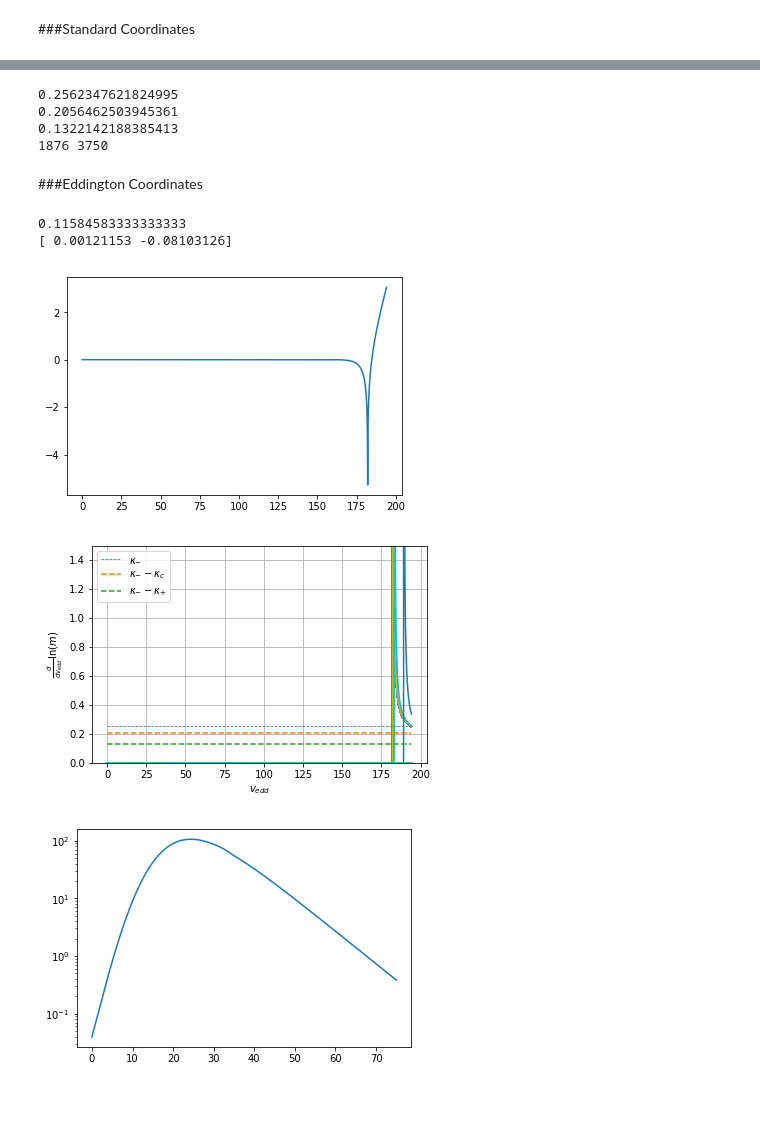
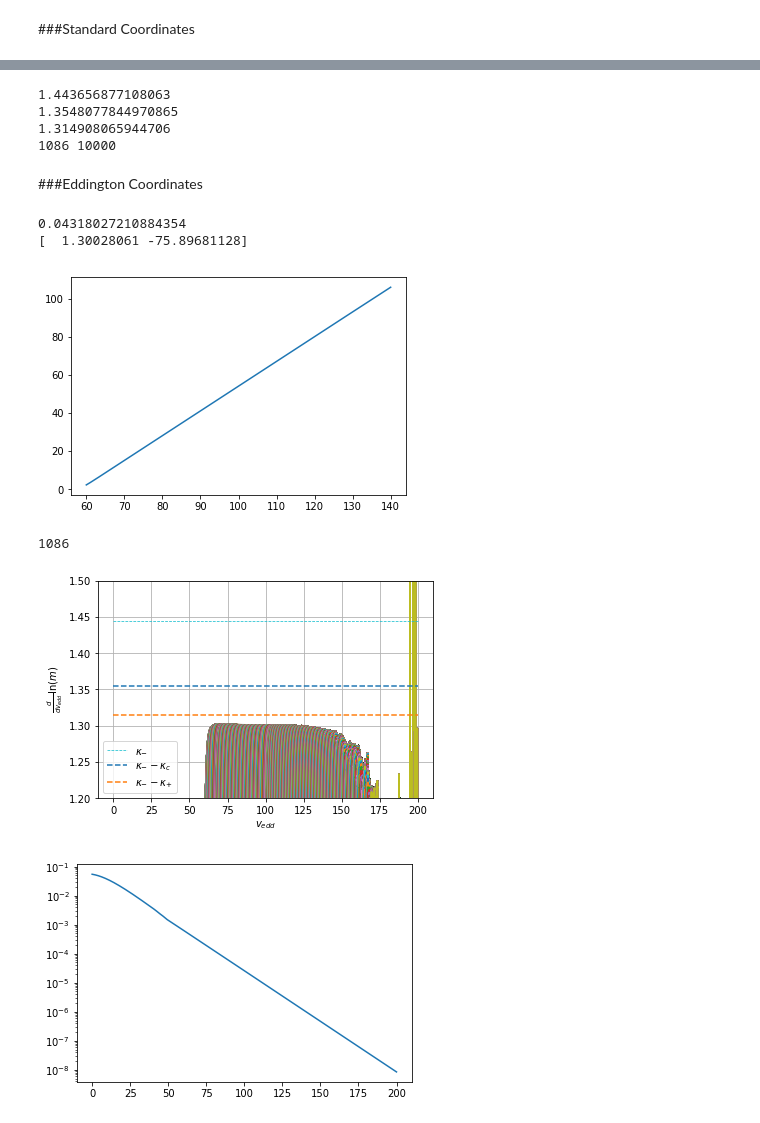
Before and after one commit to bpiotrzkowski/Double-Null-Code, a Jupyter notebook: Mass-Scalar Field Analyzer.ipynb, the cells around one changed output, grey strips where cells are left out. Cells and saved outputs as stored; diff of their text form; code cells hidden in the pictures.

```diff
--- a/Mass-Scalar Field Analyzer.ipynb
+++ b/Mass-Scalar Field Analyzer.ipynb
@@ -20,7 +20,7 @@ import scipy
 
 start = timeit.default_timer()
 # %%
-uscal=400
+uscal=500
 vscal=1
 # %% [markdown]
 If hd5 is used, uscal and vscal reduce arrays by their value in order to prevent memory overflow. Use when h5 files are very large (i.e. >500MB) otherwise (u,v) plots will overflow memory.
@@ -482,71 +495,79 @@ print(Nu,Nv)
 #print(kappa(fr,rcosm,M,Q,Lambda)-kappa(fr,rplus,M,Q,Lambda))
 #print(2*kappa(fr,rminus,M,Q,Lambda)-kappa(fr,rplus,M,Q,Lambda)-kappa(fr,rcosm,M,Q,Lambda))
 # %% [output]
-0.2562347621824995
-0.2056462503945361
-0.1322142188385413
-1876 3750
+1.443656877108063
+1.3548077844970865
+1.314908065944706
+1086 10000
 # %% [markdown]
 ###Eddington Coordinates
 # %%
-v1=0#Nv-50000#75000#Nv-90000
-v2=Nv#-20000
+v1=3000#Nv-50000#75000#Nv-90000
+v2=Nv-3000#-20000
 u3=-2
 u4=0
 #print(v1,v2,u3)
 #print(rnp[u3][v1])
 
 
 vmaxh=vmax
 #dr0v=(rnp[0,1]-rnp[0,0])/dv0
 #print(dr0v)
 
-cornp=vmaxh/float(Nv)*np.full(Nv,1.0)*dr0v/0.5/np.abs(1-2*massnp[u4][0]/rnp[u4][0]+Q**2/rnp[u4][0]**2-Lambda*(rnp[u4][0])**2.0/3.0)
-vrange2=np.cumsum(cornp)-cornp[0]
+#cornp=vmaxh/float(Nv)*np.full(Nv,1.0)*dr0v/0.5/np.abs(1-2*massnp[u4][0]/rnp[u4][0]+Q**2/rnp[u4][0]**2-Lambda*(rnp[u4][0])**2.0/3.0)
+#vrange2=np.cumsum(cornp)-cornp[0]
+
+vrange2=vrange*dr0v/0.5/np.abs(1-2*massnp[0][0]/rnp[0][0]+Q**2/rnp[0][0]**2-Lambda*(rnp[0][0])**2.0/3.0)
 
 print(0.5*np.abs(1-2*massnp[u4][0]/rnp[u4][0]+Q**2/rnp[u4][0]**2-Lambda*(rnp[u4][0])**2.0/3.0))
 
 #plt.plot(vrange)
 #plt.plot(vrange2)
 #plt.show()
 
 #print(vrange2)
 
 print(np.polyfit(vrange2[v1:v2],np.log(np.abs(massnp[u3][v1:v2])),1.0))#/signp[u3][v1])#*32/rnp[u3][v1]*np.exp(-rnp[u3][v1]/2))
 #plt.plot(vrange[v1:v2],massnp[u3][v1:v2])
 #plt.plot(vrange[v1:v2],np.log(massnp[u3][v1:v2]),'--')
 plt.plot(vrange2[v1:v2],np.log(np.abs(massnp[u3][v1:v2])))
 plt.show()
-
-Nua=int(Nu/1.0)
-numulines=200
-
-for i in range(numulines):
-    i=-i*int(Nu/numulines)
-    plt.plot(vrange2[v1:v2-1],diff(np.log(np.abs(massnp[i][v1:v2])))/diff(vrange2[v1:v2]))
-#if Lambda==0.0:
-plt.plot([0,max(vrange2[v1:v2-1])],[kappaminus,kappaminus],'--',label=r'$\kappa_{-}$',linewidth=0.75)
-if Lambda>0.0:
-    plt.plot([0,max(vrange2[v1:v2-1])],[kappaminus-kappacosm,kappaminus-kappacosm],'--',label=r'$\kappa_{-}-\kappa_{c}$')
-    plt.plot([0,max(vrange2[v1:v2-1])],[kappaminus-kappaplus,kappaminus-kappaplus],'--',label=r'$\kappa_{-}-\kappa_{+}$')
-plt.legend(loc='best')
-plt.ylabel(r'$\frac{d}{dv_{edd}} \ln(m)$')
-plt.xlabel(r'$v_{edd}$')
-plt.grid()
-plt.ylim(0,1.5)
-#plt.savefig('num-rel-pics/slope_m_Mf=1.004343_Q=.99_Lambda=0.01_N=1000-50_Tol=.5_spreadPhi_edd.png',dpi=300)
-plt.show()
 # %% [output]
-0.11584583333333333
-[ 0.00121153 -0.08103126]
+0.04318027210884354
+[  1.30028061 -75.89681128]
-[figure, old version]
+[figure, new version]
-[figure, removed]
+# %%
+print(Nu)
+v1=0
+v2=Nv
+
+Nua=int(Nu/1.0)
+numulines=579
+
+for i in range(numulines):
+    i=-i*int(Nu/numulines)
+    plt.plot(vrange2[v1:v2-1],diff(np.log(np.abs(massnp[i][v1:v2])))/diff(vrange2[v1:v2]))
+#if Lambda==0.0:
+plt.plot([0,max(vrange2[v1:v2-1])],[kappaminus,kappaminus],'--',label=r'$\kappa_{-}$',linewidth=0.75)
+if Lambda>0.0:
+    plt.plot([0,max(vrange2[v1:v2-1])],[kappaminus-kappacosm,kappaminus-kappacosm],'--',label=r'$\kappa_{-}-\kappa_{c}$')
+    plt.plot([0,max(vrange2[v1:v2-1])],[kappaminus-kappaplus,kappaminus-kappaplus],'--',label=r'$\kappa_{-}-\kappa_{+}$')
+plt.legend(loc='best')
+plt.ylabel(r'$\frac{d}{dv_{edd}} \ln(m)$')
+plt.xlabel(r'$v_{edd}$')
+plt.grid()
+plt.ylim(1.2,1.5)
+#plt.savefig('num-rel-pics/slope_m_Mf=1.004343_Q=.99_Lambda=0.01_N=1000-50_Tol=.5_spreadPhi_edd.png',dpi=300)
+plt.show()
+# %% [output]
+1086
+[figure, added]
 # %%
 plt.plot(vrange,np.abs(np.exp(signp[u4])/(32*massnp[u4]**3.0/rnp[u4]*np.exp(-rnp[u4]/(2*massnp[u4])))))
 plt.yscale('log')
 plt.show()
 # %% [output]
-[figure, old version]
+[figure, new version]
 # %%
 plt.plot(phinp[uNEH,:])
 plt.show()
```
Also changed, not shown: parts of 13 cells of this notebook, 2 other files.
